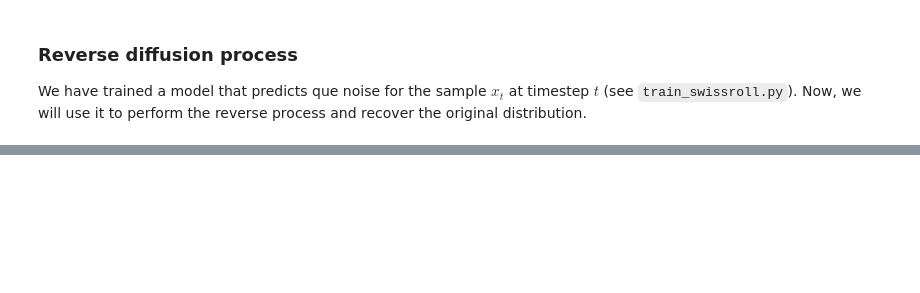
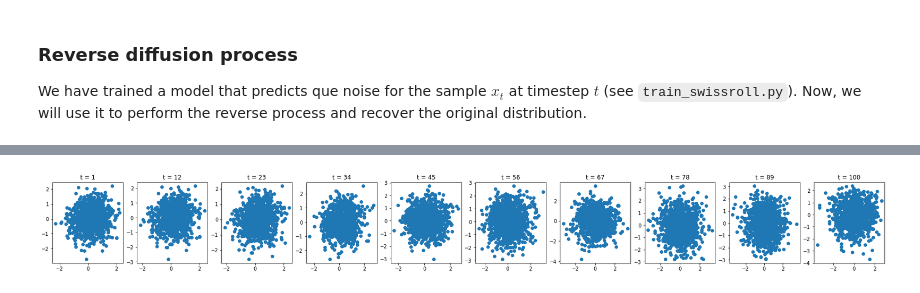
Before and after one commit to jgcarrasco/diffusion, a Jupyter notebook: explore.ipynb, the cells around one changed output, grey strips where cells are left out. Saved outputs shown, nothing was run; the diff lists cells and outputs as text; code cells hidden in the pictures; blank space fills up the shorter version.

```diff
--- a/explore.ipynb
+++ b/explore.ipynb
@@ -132,0 +111,11 @@ plt.show()
+# %%
+timesteps = 100
+#model = SwissRollModel(timesteps=timesteps)
+model = ConditionalModel(n_steps=timesteps)
+diffusion = Diffusion(model, timesteps=100, beta_1=1e-4, beta_T=1e-1)
+diffusion.load_state_dict(torch.load(os.path.join("saved_models", "test.pth")))
+
+fig = diffusion.plot_reverse_process()
+plt.show()
+# %% [output]
+[figure, added]
```
Also changed, not shown: parts of 8 cells of this notebook, 4 other files.
